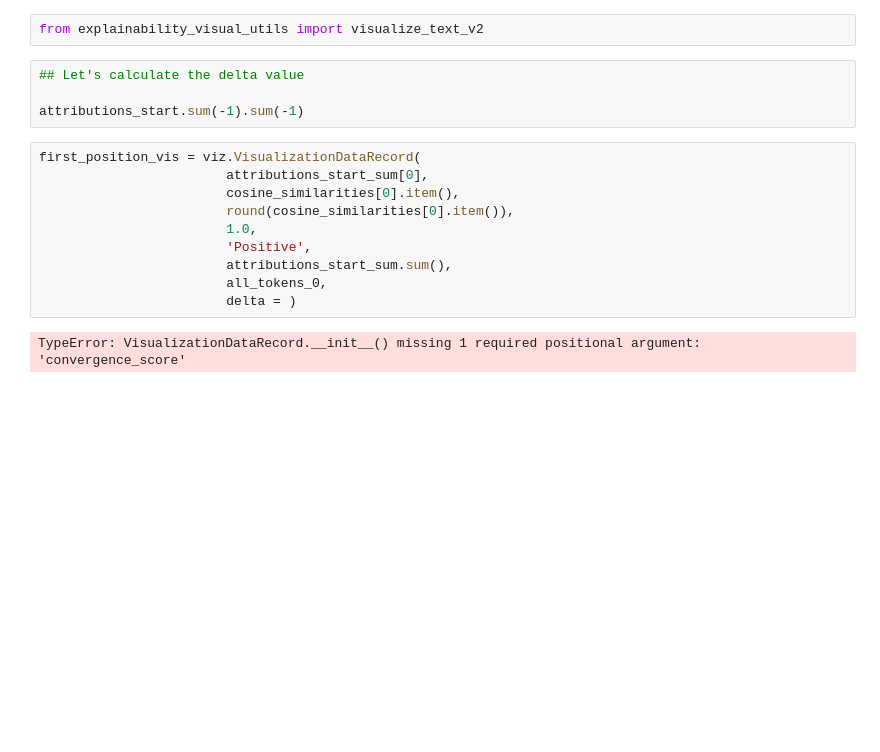
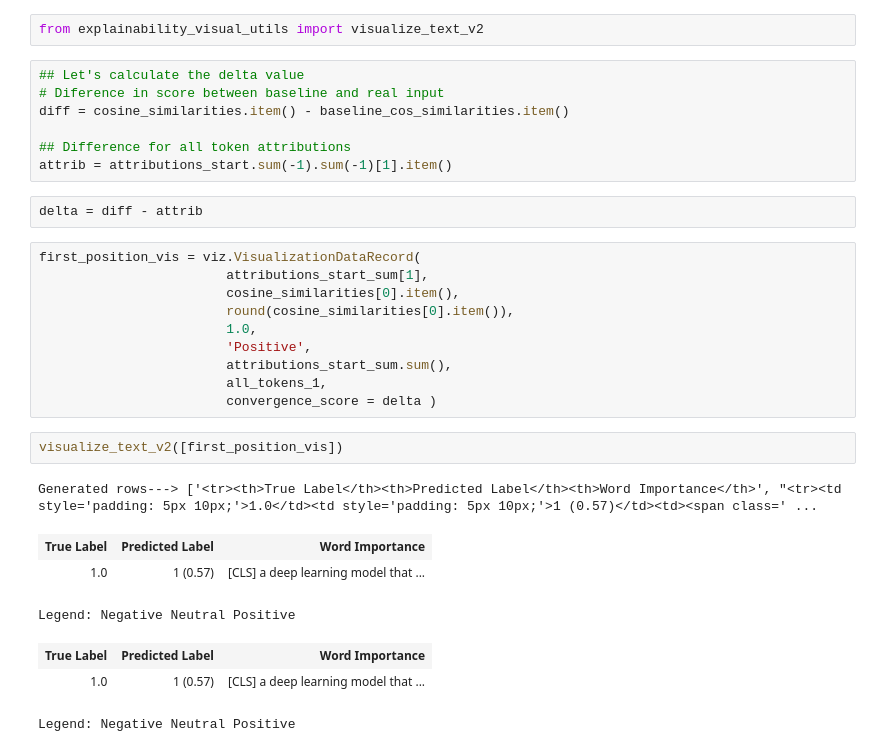
Before and after one commit to hectorrrr/sent-transformers-explainer, a Jupyter notebook: st-explainer_method.ipynb, the cells around one changed output. Drawn from its saved outputs; the diff is of its cells as text; blank space fills up the shorter version.

Commit message:
First version of the customized visualization

```diff
--- a/st-explainer_method.ipynb
+++ b/st-explainer_method.ipynb
@@ -336,17 +349,30 @@ all_tokens_1 = tokenizer.convert_ids_to_tokens(indices_1)
 from explainability_visual_utils import visualize_text_v2
 # %%
 ## Let's calculate the delta value
+# Diference in score between baseline and real input
+diff = cosine_similarities.item() - baseline_cos_similarities.item()
 
-attributions_start.sum(-1).sum(-1)
+## Difference for all token attributions
+attrib = attributions_start.sum(-1).sum(-1)[1].item()
+# %%
+delta = diff - attrib
 # %%
 first_position_vis = viz.VisualizationDataRecord(
-                        attributions_start_sum[0],
+                        attributions_start_sum[1],
                         cosine_similarities[0].item(),
                         round(cosine_similarities[0].item()),
                         1.0,
                         'Positive',
                         attributions_start_sum.sum(),
-                        all_tokens_0,
-                        delta = )
+                        all_tokens_1,
+                        convergence_score = delta )
-# %% [output]
-TypeError: VisualizationDataRecord.__init__() missing 1 required positional argument: 'convergence_score'
+# %%
+visualize_text_v2([first_position_vis])
+# %% [output]
+Generated rows---> ['<tr><th>True Label</th><th>Predicted Label</th><th>Word Importance</th>', "<tr><td style='padding: 5px 10px;'>1.0</td><td style='padding: 5px 10px;'>1 (0.57)</td><td><span class=' ...
+| True Label | Predicted Label | Word Importance |
+| 1.0 | 1 (0.57) | [CLS] a deep learning model that ... |
+Legend: Negative Neutral Positive
+| True Label | Predicted Label | Word Importance |
+| 1.0 | 1 (0.57) | [CLS] a deep learning model that ... |
+Legend: Negative Neutral Positive
```
Also changed, not shown: parts of 2 cells of this notebook.
